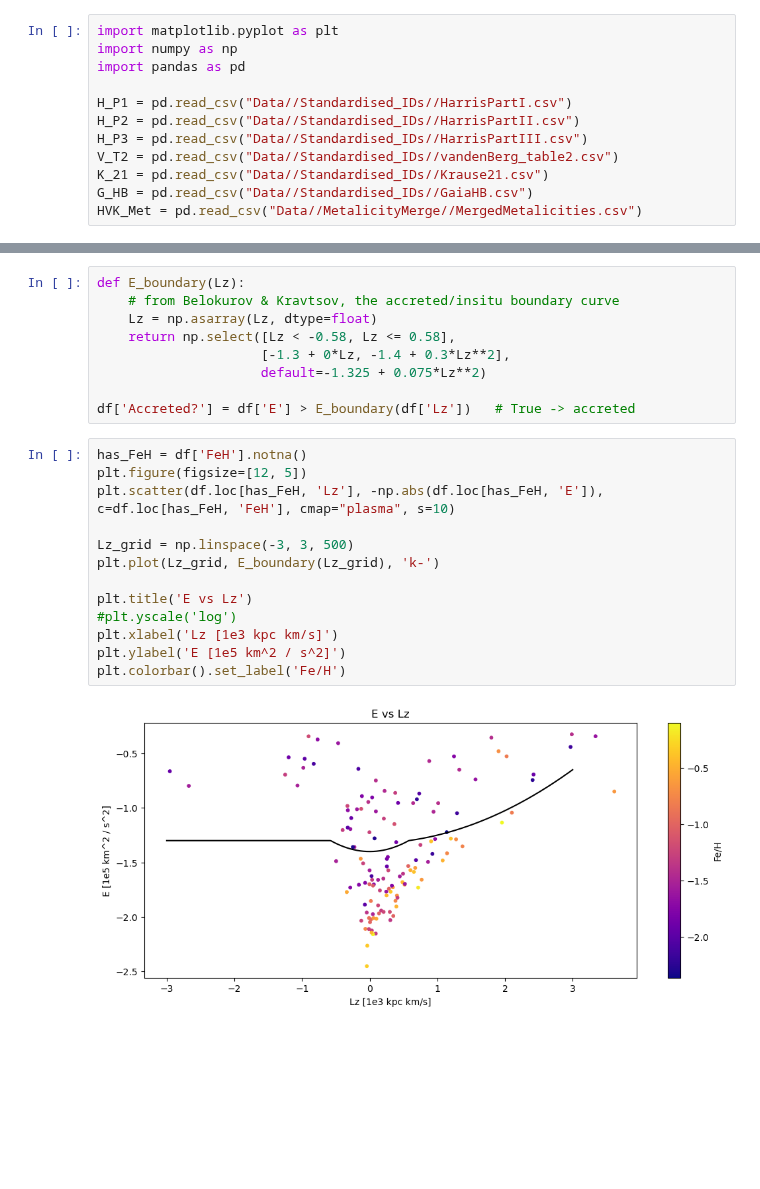
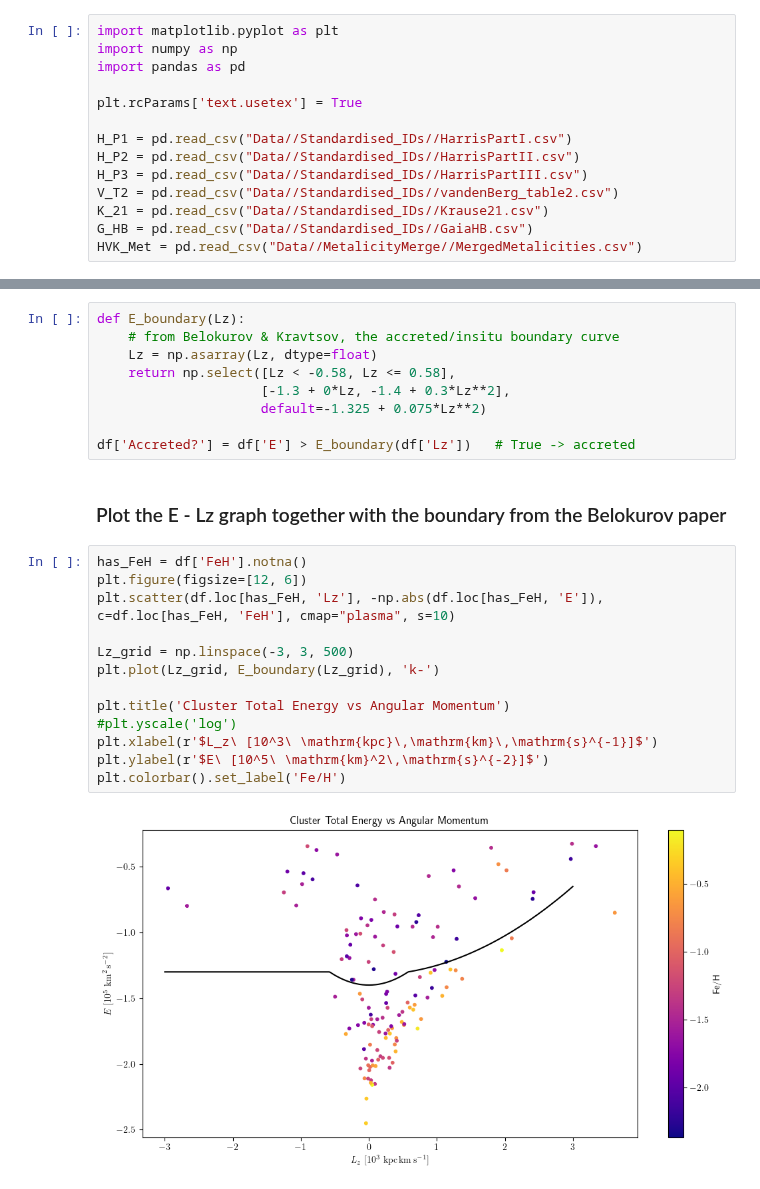
Before and after one commit to Valerii-Radchenkov/3116_Project, a Jupyter notebook: Analysis.ipynb, the cells around one changed output, grey strips where cells are left out. Cells and saved outputs as stored; diff of their text form; blank space fills up the shorter version.

```diff
--- a/Analysis.ipynb
+++ b/Analysis.ipynb
@@ -2,6 +4,8 @@
 import matplotlib.pyplot as plt
 import numpy as np
 import pandas as pd
+
+plt.rcParams['text.usetex'] = True
 
 H_P1 = pd.read_csv("Data//Standardised_IDs//HarrisPartI.csv")
 H_P2 = pd.read_csv("Data//Standardised_IDs//HarrisPartII.csv")
@@ -64,18 +58,21 @@ def E_boundary(Lz):
                      default=-1.325 + 0.075*Lz**2)
 
 df['Accreted?'] = df['E'] > E_boundary(df['Lz'])   # True -> accreted
+# %% [markdown]
+###
+### Plot the E - Lz graph together with the boundary from the Belokurov paper
 # %%
 has_FeH = df['FeH'].notna()
-plt.figure(figsize=[12, 5])
+plt.figure(figsize=[12, 6])
 plt.scatter(df.loc[has_FeH, 'Lz'], -np.abs(df.loc[has_FeH, 'E']), c=df.loc[has_FeH, 'FeH'], cmap="plasma", s=10)
 
 Lz_grid = np.linspace(-3, 3, 500)
 plt.plot(Lz_grid, E_boundary(Lz_grid), 'k-')
 
-plt.title('E vs Lz')
+plt.title('Cluster Total Energy vs Angular Momentum')
 #plt.yscale('log')
-plt.xlabel('Lz [1e3 kpc km/s]')
-plt.ylabel('E [1e5 km^2 / s^2]')
+plt.xlabel(r'$L_z\ [10^3\ \mathrm{kpc}\,\mathrm{km}\,\mathrm{s}^{-1}]$')
+plt.ylabel(r'$E\ [10^5\ \mathrm{km}^2\,\mathrm{s}^{-2}]$')
 plt.colorbar().set_label('Fe/H')
 # %% [output]
-[figure, old version]
+[figure, new version]
```
Also changed, not shown: parts of 13 cells of this notebook, 1 other file.
